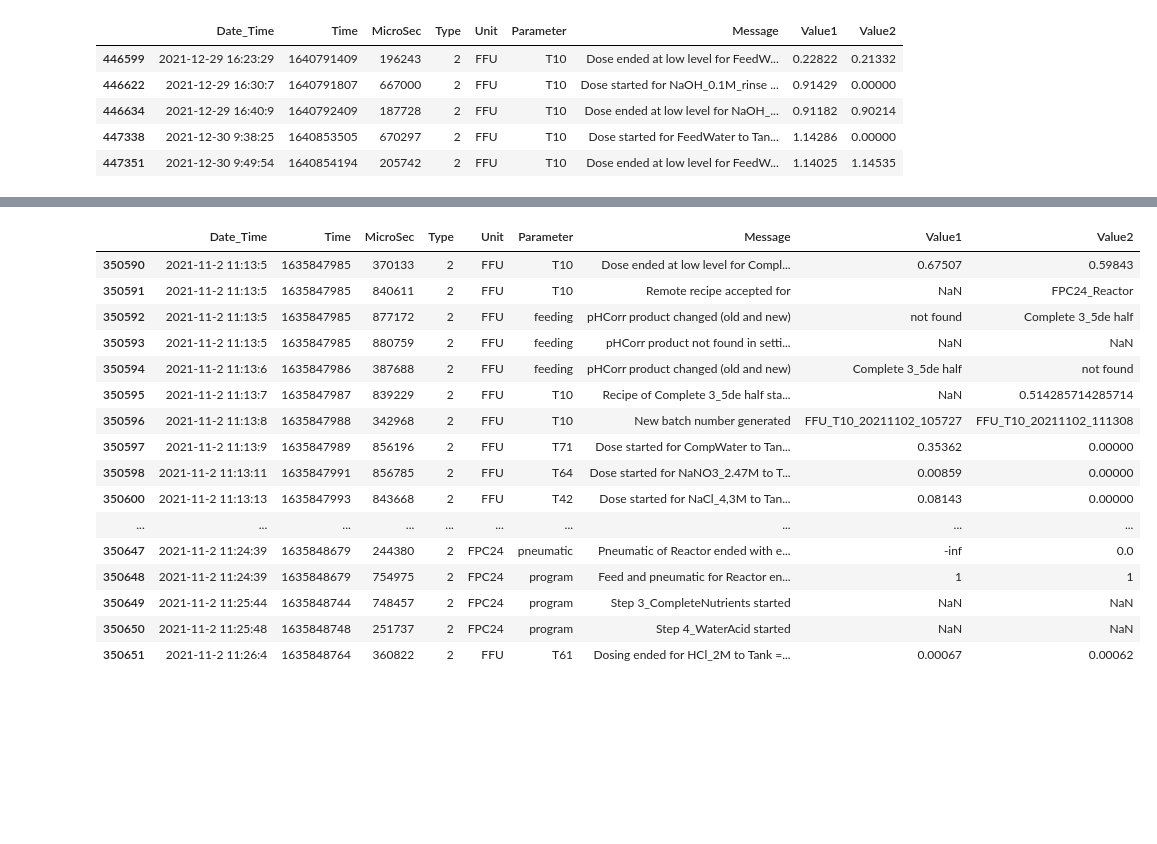
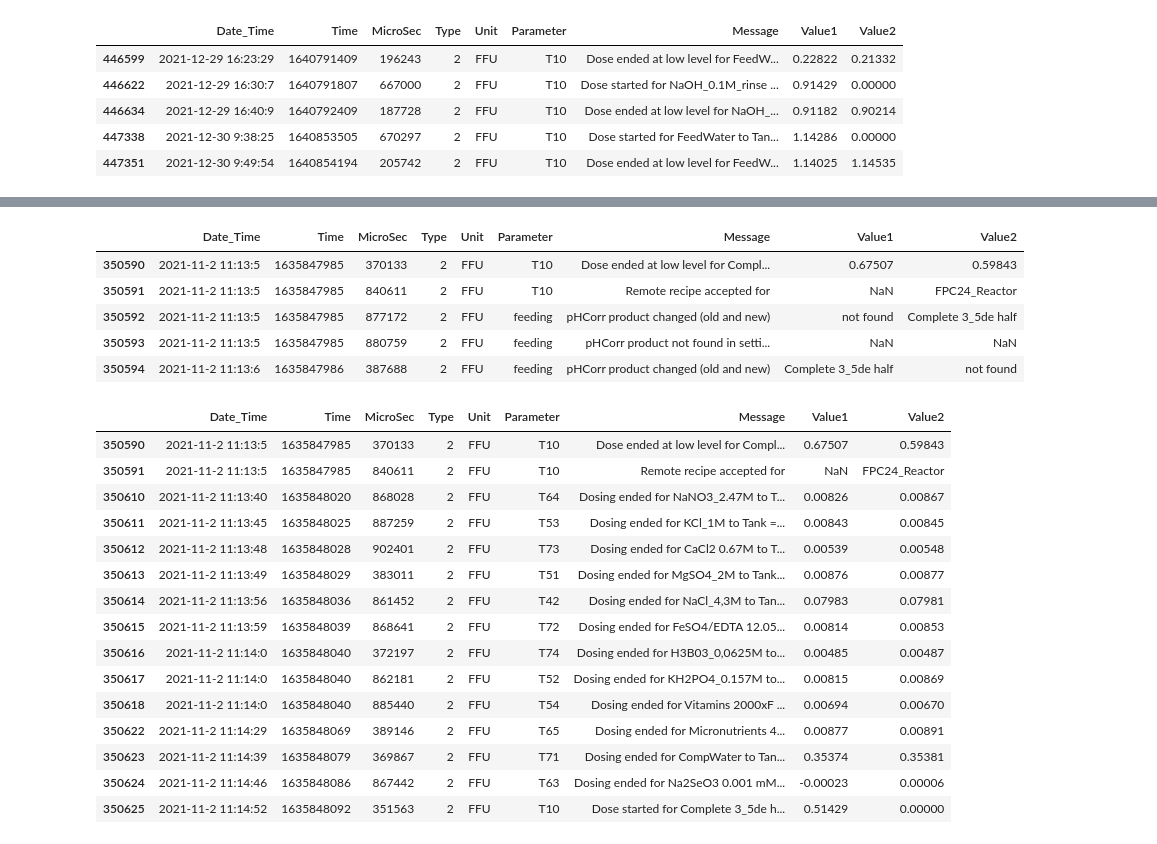
Before and after one commit to janakishyama/ESR_10, a Jupyter notebook: WP1/data_cleaning_DBexport/_4_feed_Nutrient/3_feedData_Dosing.ipynb, the cells around one changed output, grey strips where cells are left out. Cells and saved outputs as stored; diff of their text form; code cells hidden in the pictures; blank space fills up the shorter version.

Commit message:
commit dosing

```diff
--- a/WP1/data_cleaning_DBexport/_4_feed_Nutrient/3_feedData_Dosing.ipynb
+++ b/WP1/data_cleaning_DBexport/_4_feed_Nutrient/3_feedData_Dosing.ipynb
@@ -92,22 +123,35 @@ no_html_DF.tail()
 # %%
-tmp1 = log_rawDF.query('Time >= 1635847985 and Time <= 1635849209 and Type == 2')
+recipe_tmp1 = log_rawDF.query('Time >= 1635847985 and Time <= 1635848092 and Unit =="FFU" and Type == 2')
+# %%
+recipe_tmp1.head()
+# %% [output]
+|  | Date_Time | Time | MicroSec | Type | Unit | Parameter | Message | Value1 | Value2 |
+| 350590 | 2021-11-2 11:13:5 | 1635847985 | 370133 | 2 | FFU | T10 | Dose ended at low level for Compl... | 0.67507 | 0.59843 |
+| 350591 | 2021-11-2 11:13:5 | 1635847985 | 840611 | 2 | FFU | T10 | Remote recipe accepted for | NaN | FPC24_Reactor |
+| 350592 | 2021-11-2 11:13:5 | 1635847985 | 877172 | 2 | FFU | feeding | pHCorr product changed (old and new) | not found | Complete 3_5de half |
+| 350593 | 2021-11-2 11:13:5 | 1635847985 | 880759 | 2 | FFU | feeding | pHCorr product not found in setti... | NaN | NaN |
+| 350594 | 2021-11-2 11:13:6 | 1635847986 | 387688 | 2 | FFU | feeding | pHCorr product changed (old and new) | Complete 3_5de half | not found |
+# %%
+recipe_tmp2 = recipe_tmp1[recipe_tmp1['Parameter'].str.startswith('T')]
+# %%
+searchfor = ['recipe', 'ended', 'FPC24']
+recipe_tmp3 = recipe_tmp2[recipe_tmp2['Message'].str.contains('|'.join(searchfor))]
 # %%
-tmp1.head(60)
+recipe_tmp3.head(60)
 # %% [output]
 |  | Date_Time | Time | MicroSec | Type | Unit | Parameter | Message | Value1 | Value2 |
 | 350590 | 2021-11-2 11:13:5 | 1635847985 | 370133 | 2 | FFU | T10 | Dose ended at low level for Compl... | 0.67507 | 0.59843 |
 | 350591 | 2021-11-2 11:13:5 | 1635847985 | 840611 | 2 | FFU | T10 | Remote recipe accepted for | NaN | FPC24_Reactor |
-| 350592 | 2021-11-2 11:13:5 | 1635847985 | 877172 | 2 | FFU | feeding | pHCorr product changed (old and new) | not found | Complete 3_5de half |
-| 350593 | 2021-11-2 11:13:5 | 1635847985 | 880759 | 2 | FFU | feeding | pHCorr product not found in setti... | NaN | NaN |
-| 350594 | 2021-11-2 11:13:6 | 1635847986 | 387688 | 2 | FFU | feeding | pHCorr product changed (old and new) | Complete 3_5de half | not found |
-| 350595 | 2021-11-2 11:13:7 | 1635847987 | 839229 | 2 | FFU | T10 | Recipe of Complete 3_5de half sta... | NaN | 0.514285714285714 |
-| 350596 | 2021-11-2 11:13:8 | 1635847988 | 342968 | 2 | FFU | T10 | New batch number generated | FFU_T10_20211102_105727 | FFU_T10_20211102_111308 |
-| 350597 | 2021-11-2 11:13:9 | 1635847989 | 856196 | 2 | FFU | T71 | Dose started for CompWater to Tan... | 0.35362 | 0.00000 |
-| 350598 | 2021-11-2 11:13:11 | 1635847991 | 856785 | 2 | FFU | T64 | Dose started for NaNO3_2.47M to T... | 0.00859 | 0.00000 |
-| 350600 | 2021-11-2 11:13:13 | 1635847993 | 843668 | 2 | FFU | T42 | Dose started for NaCl_4,3M to Tan... | 0.08143 | 0.00000 |
-| ... | ... | ... | ... | ... | ... | ... | ... | ... | ... |
-| 350647 | 2021-11-2 11:24:39 | 1635848679 | 244380 | 2 | FPC24 | pneumatic | Pneumatic of Reactor ended with e... | -inf | 0.0 |
-| 350648 | 2021-11-2 11:24:39 | 1635848679 | 754975 | 2 | FPC24 | program | Feed and pneumatic for Reactor en... | 1 | 1 |
-| 350649 | 2021-11-2 11:25:44 | 1635848744 | 748457 | 2 | FPC24 | program | Step 3_CompleteNutrients started | NaN | NaN |
-| 350650 | 2021-11-2 11:25:48 | 1635848748 | 251737 | 2 | FPC24 | program | Step 4_WaterAcid started | NaN | NaN |
-| 350651 | 2021-11-2 11:26:4 | 1635848764 | 360822 | 2 | FFU | T61 | Dosing ended for HCl_2M to Tank =... | 0.00067 | 0.00062 |
+| 350610 | 2021-11-2 11:13:40 | 1635848020 | 868028 | 2 | FFU | T64 | Dosing ended for NaNO3_2.47M to T... | 0.00826 | 0.00867 |
+| 350611 | 2021-11-2 11:13:45 | 1635848025 | 887259 | 2 | FFU | T53 | Dosing ended for KCl_1M to Tank =... | 0.00843 | 0.00845 |
+| 350612 | 2021-11-2 11:13:48 | 1635848028 | 902401 | 2 | FFU | T73 | Dosing ended for CaCl2 0.67M to T... | 0.00539 | 0.00548 |
+| 350613 | 2021-11-2 11:13:49 | 1635848029 | 383011 | 2 | FFU | T51 | Dosing ended for MgSO4_2M to Tank... | 0.00876 | 0.00877 |
+| 350614 | 2021-11-2 11:13:56 | 1635848036 | 861452 | 2 | FFU | T42 | Dosing ended for NaCl_4,3M to Tan... | 0.07983 | 0.07981 |
+| 350615 | 2021-11-2 11:13:59 | 1635848039 | 868641 | 2 | FFU | T72 | Dosing ended for FeSO4/EDTA 12.05... | 0.00814 | 0.00853 |
+| 350616 | 2021-11-2 11:14:0 | 1635848040 | 372197 | 2 | FFU | T74 | Dosing ended for H3B03_0,0625M to... | 0.00485 | 0.00487 |
+| 350617 | 2021-11-2 11:14:0 | 1635848040 | 862181 | 2 | FFU | T52 | Dosing ended for KH2PO4_0.157M to... | 0.00815 | 0.00869 |
+| 350618 | 2021-11-2 11:14:0 | 1635848040 | 885440 | 2 | FFU | T54 | Dosing ended for Vitamins 2000xF ... | 0.00694 | 0.00670 |
+| 350622 | 2021-11-2 11:14:29 | 1635848069 | 389146 | 2 | FFU | T65 | Dosing ended for Micronutrients 4... | 0.00877 | 0.00891 |
+| 350623 | 2021-11-2 11:14:39 | 1635848079 | 369867 | 2 | FFU | T71 | Dosing ended for CompWater to Tan... | 0.35374 | 0.35381 |
+| 350624 | 2021-11-2 11:14:46 | 1635848086 | 867442 | 2 | FFU | T63 | Dosing ended for Na2SeO3 0.001 mM... | -0.00023 | 0.00006 |
+| 350625 | 2021-11-2 11:14:52 | 1635848092 | 351563 | 2 | FFU | T10 | Dose started for Complete 3_5de h... | 0.51429 | 0.00000 |
```
Also changed, not shown: parts of 31 cells of this notebook.
